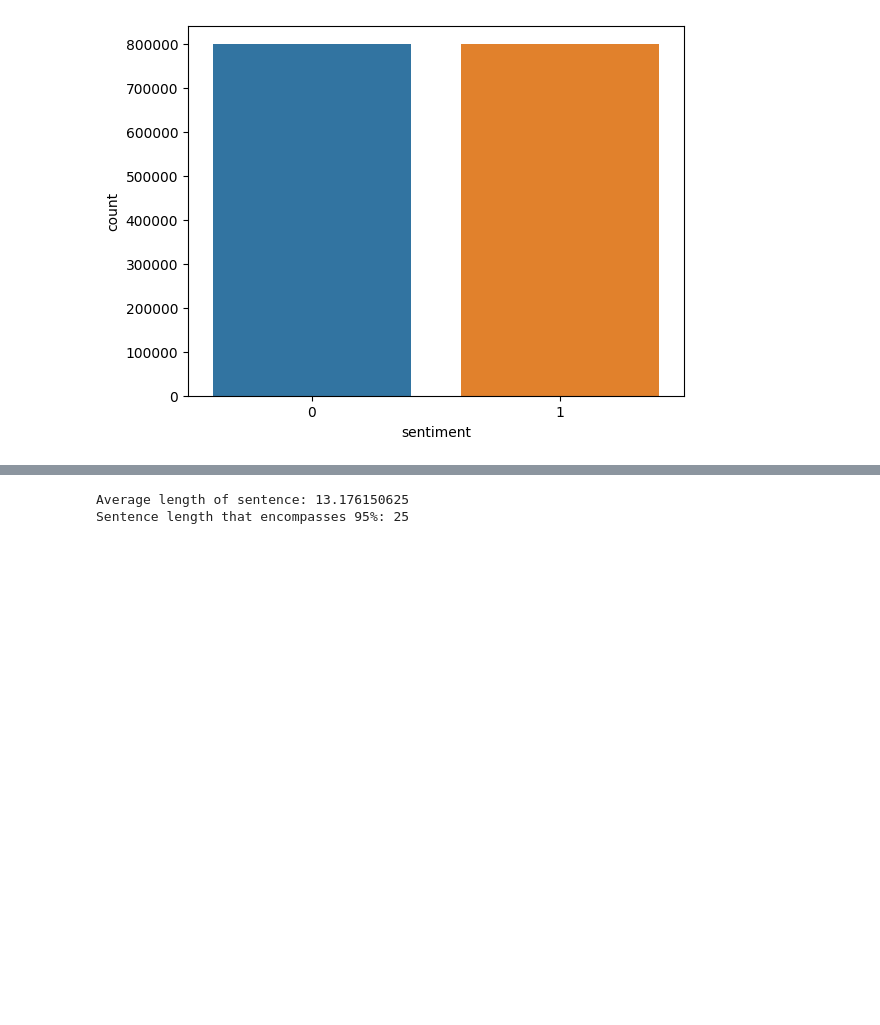
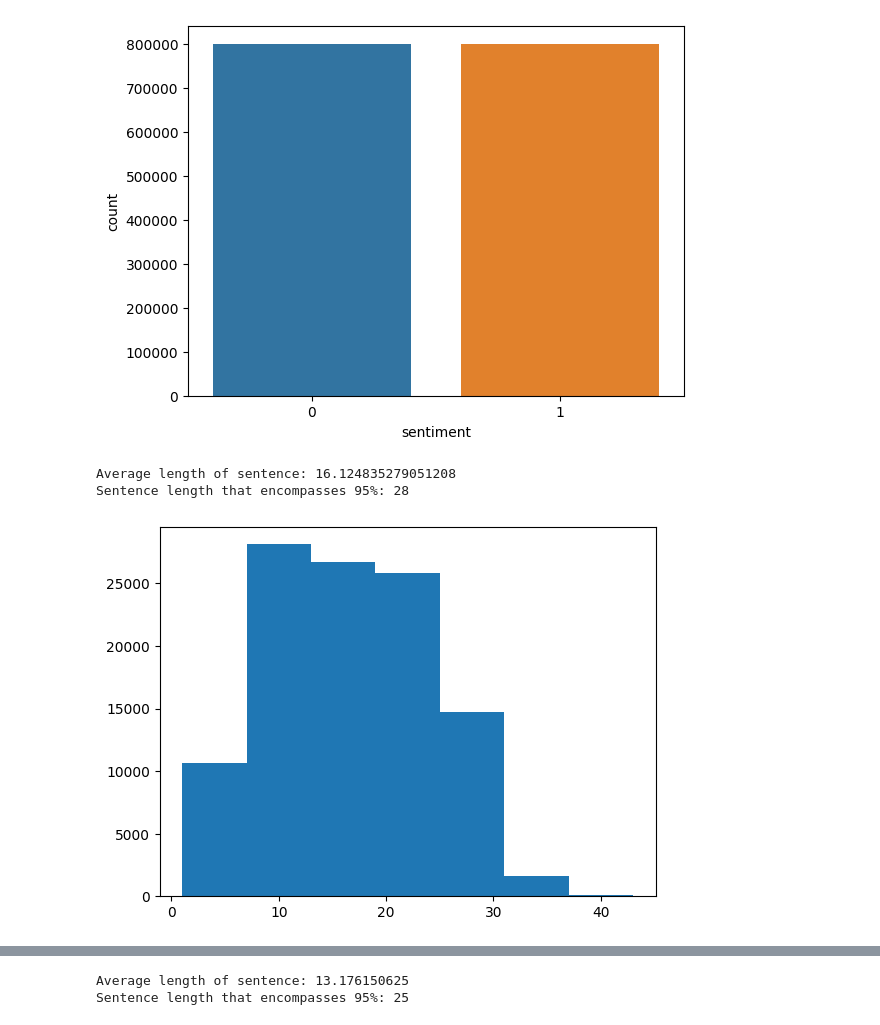
Before and after one commit to NigelGoh16/Sentiment_Analytics, a Jupyter notebook: Sentiment_Analysis_Modelling.ipynb, the cells around one changed output, grey strips where cells are left out. Drawn from its saved outputs; the diff is of its cells as text; code cells hidden in the pictures; blank space fills up the shorter version.

```diff
--- a/Sentiment_Analysis_Modelling.ipynb
+++ b/Sentiment_Analysis_Modelling.ipynb
@@ -56,8 +88,10 @@ from tensorflow.keras.layers import Flatten, GlobalMaxPooling1D, Embedding, LSTM
 from sklearn.model_selection import train_test_split
 # %%
 # Dataset
-
 # movie_reviews = pd.read_csv("a1_IMDB_Dataset.csv")
 
 columns = ["sentiment","1","2","3","4","review"]
 movie_reviews = pd.read_csv("/content/training.1600000.processed.noemoticon.csv", encoding = "ISO-8859-1", names=columns)
+mv = pd.read_csv("/content/df.csv")
+mv2 = pd.read_csv("/content/df3.csv")
+mv3 = pd.read_csv("/content/df4.csv")
@@ -84,3 +121,8 @@ movie_reviews.head(5)
 movie_reviews.isnull().values.any()
 # %% [output]
 False
+# %%
+mv1.dropna(inplace=True)
+mv2.dropna(inplace=True)
+print(mv1.isnull().values.any())
+print(mv2.isnull().values.any())
@@ -145,3 +198,22 @@ sns.countplot(x='sentiment', data=movie_reviews)
 # %% [output]
 <Axes: xlabel='sentiment', ylabel='count'>
 [figure]
+# %%
+mv2['clean_text'] = mv2['clean_text'].astype(str)
+mv3['Text'] = mv3['Text'].astype(str)
+# %%
+# How long is each sentence on average?
+total_sentences = mv2['clean_text'].to_list()
+sent_lens = [len(sentence.split()) for sentence in total_sentences]
+avg_sent_len = np.mean(sent_lens)
+output_seq_len = int(np.percentile(sent_lens, 95))
+print(f"Average length of sentence: {avg_sent_len} \nSentence length that encompasses 95%: {output_seq_len}" )
+max_len = output_seq_len
+
+# What's the distribution look like?
+import matplotlib.pyplot as plt
+plt.hist(sent_lens, bins=7);
+# %% [output]
+Average length of sentence: 16.124835279051208
+Sentence length that encompasses 95%: 28
+[figure, added]
```
Also changed, not shown: parts of 217 cells of this notebook.
